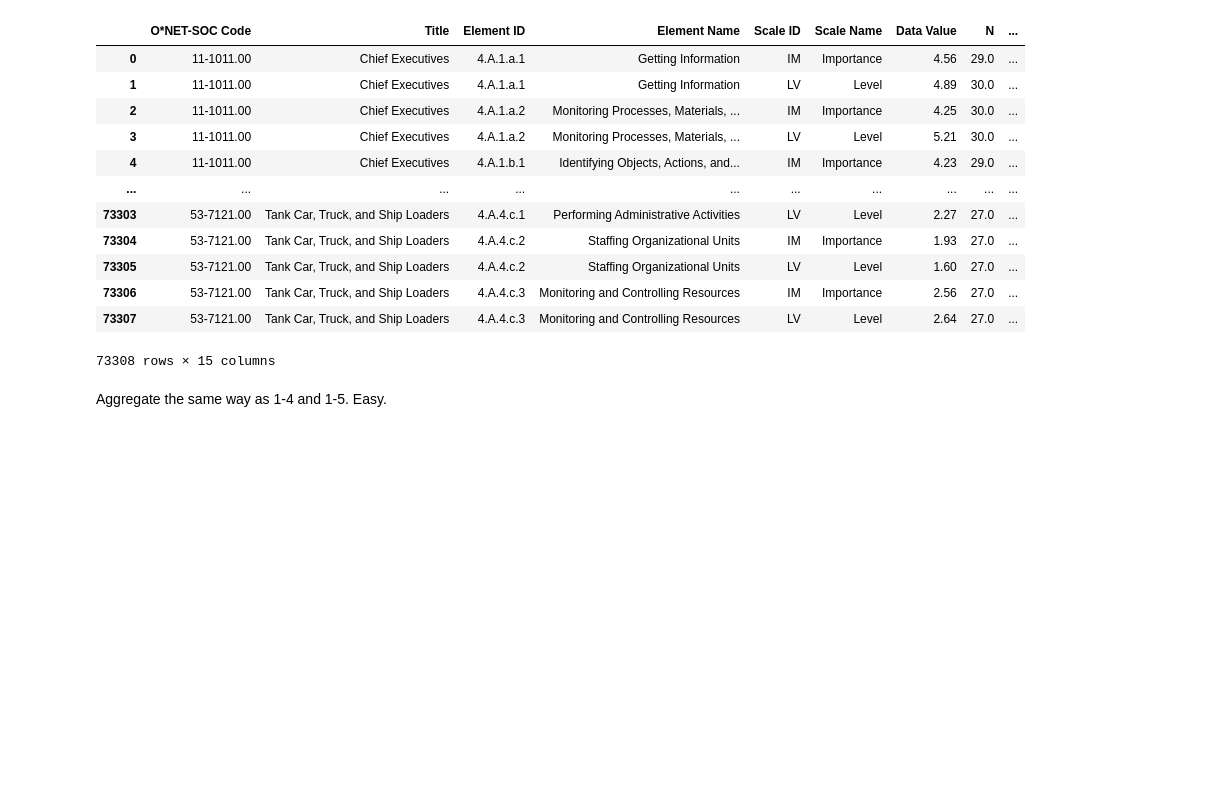
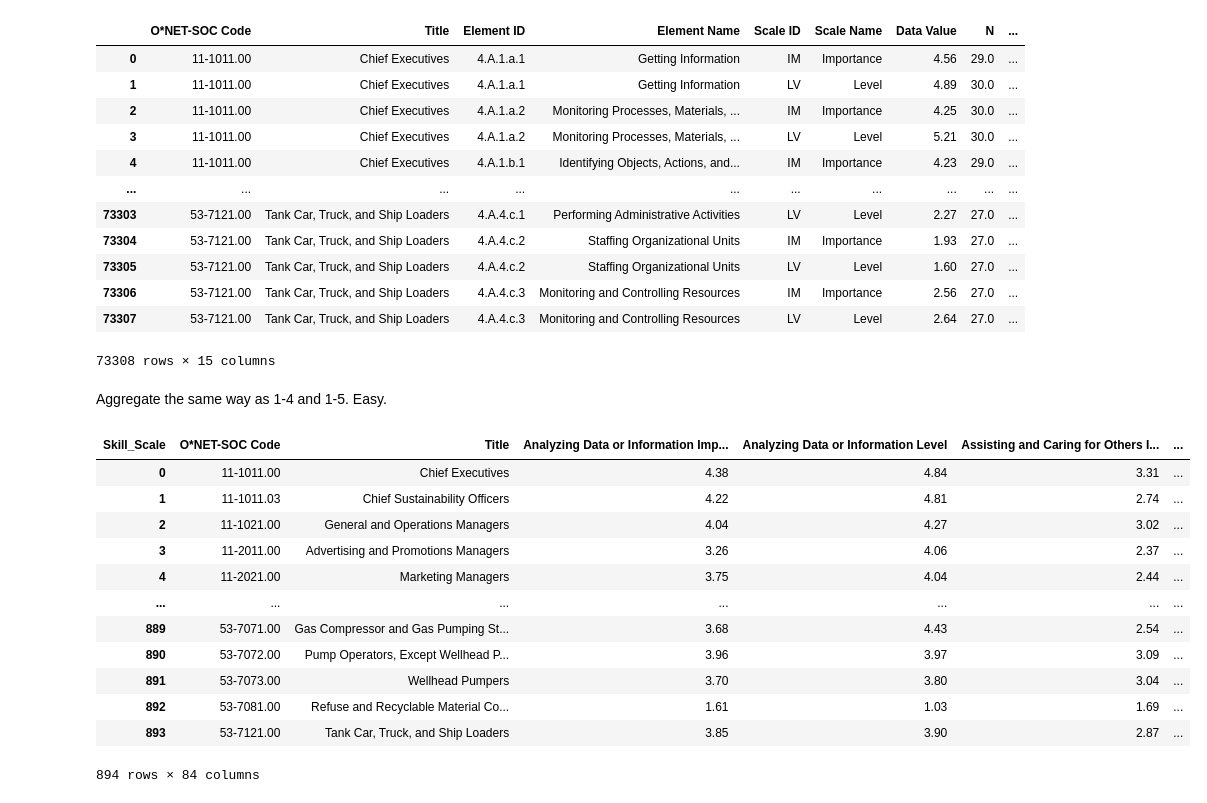
Before and after one commit to matthewcavanaugh96/magnimind, a Jupyter notebook: AI Job Displacement/Part 1-7 Work Activities.ipynb, the cells around one changed output. Cells and saved outputs as stored; diff of their text form; code cells hidden in the pictures; blank space fills up the shorter version.

```diff
--- a/AI Job Displacement/Part 1-7 Work Activities.ipynb
+++ b/AI Job Displacement/Part 1-7 Work Activities.ipynb
@@ -28,3 +28,30 @@ df_work_activities
 73308 rows × 15 columns
 # %% [markdown]
 Aggregate the same way as 1-4 and 1-5. Easy.
+# %%
+df = df_work_activities.copy()
+
+# Create combined column label
+df["Skill_Scale"] = df["Element Name"] + " " + df["Scale Name"]
+# %%
+df_wide = df.pivot_table(
+    index=["O*NET-SOC Code", "Title"],
+    columns="Skill_Scale",
+    values="Data Value"
+).reset_index()
+# %%
+df_wide
+# %% [output]
+| Skill_Scale | O*NET-SOC Code | Title | Analyzing Data or Information Imp... | Analyzing Data or Information Level | Assisting and Caring for Others I... | ... |
+| 0 | 11-1011.00 | Chief Executives | 4.38 | 4.84 | 3.31 | ... |
+| 1 | 11-1011.03 | Chief Sustainability Officers | 4.22 | 4.81 | 2.74 | ... |
+| 2 | 11-1021.00 | General and Operations Managers | 4.04 | 4.27 | 3.02 | ... |
+| 3 | 11-2011.00 | Advertising and Promotions Managers | 3.26 | 4.06 | 2.37 | ... |
+| 4 | 11-2021.00 | Marketing Managers | 3.75 | 4.04 | 2.44 | ... |
+| ... | ... | ... | ... | ... | ... | ... |
+| 889 | 53-7071.00 | Gas Compressor and Gas Pumping St... | 3.68 | 4.43 | 2.54 | ... |
+| 890 | 53-7072.00 | Pump Operators, Except Wellhead P... | 3.96 | 3.97 | 3.09 | ... |
+| 891 | 53-7073.00 | Wellhead Pumpers | 3.70 | 3.80 | 3.04 | ... |
+| 892 | 53-7081.00 | Refuse and Recyclable Material Co... | 1.61 | 1.03 | 1.69 | ... |
+| 893 | 53-7121.00 | Tank Car, Truck, and Ship Loaders | 3.85 | 3.90 | 2.87 | ... |
+894 rows × 84 columns
```
Also changed, not shown: parts of 2 cells of this notebook, 2 other files.
